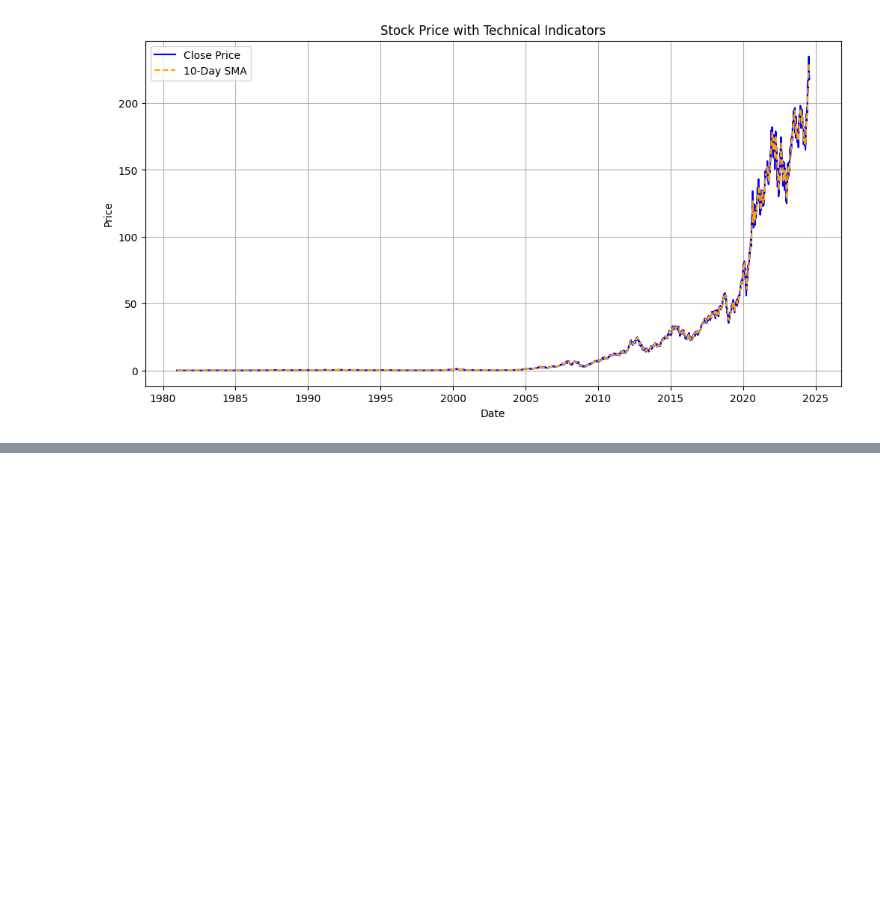
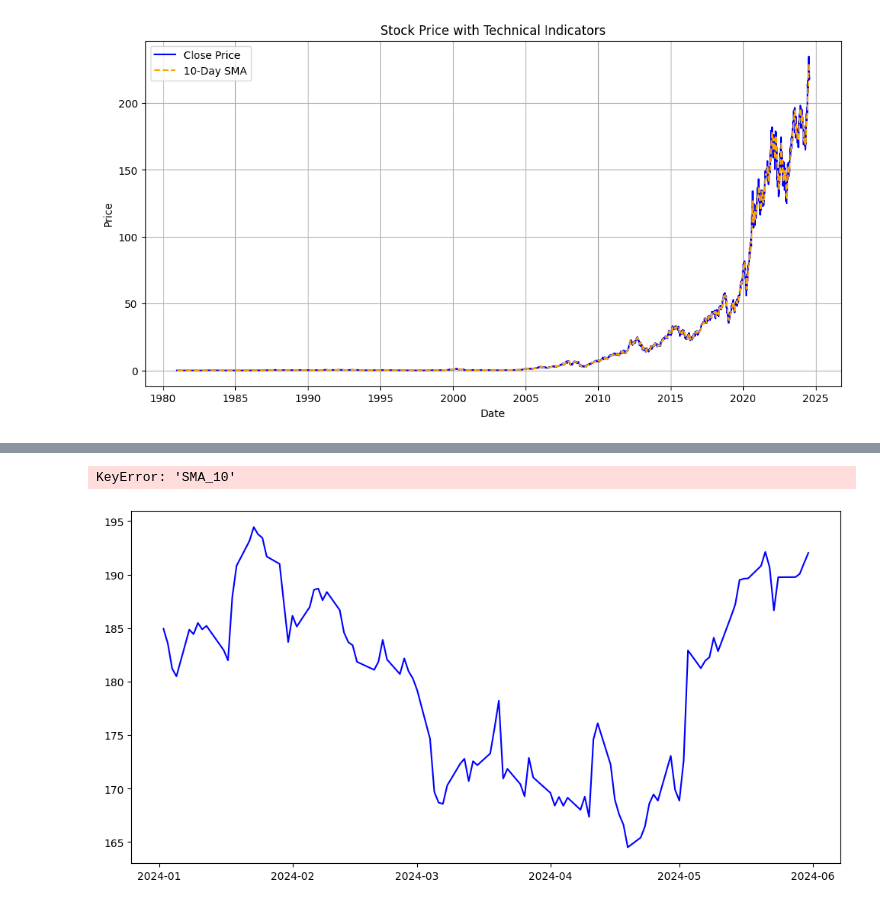
Before and after one commit to abdure-ai/Financial-Data-Analysis-For-Nova_Financial_Solutions, a Jupyter notebook: notebooks/Fiancial_Analysis.ipynb, the cells around one changed output, grey strips where cells are left out. Saved outputs shown, nothing was run; the diff lists cells and outputs as text; code cells hidden in the pictures; blank space fills up the shorter version.

```diff
--- a/notebooks/Fiancial_Analysis.ipynb
+++ b/notebooks/Fiancial_Analysis.ipynb
@@ -75,6 +42,0 @@ File '../Data/yfinance_data/AMZN_historical_data.csv' loaded successfully.
-# %%
-# Ensure the 'Date' column is in datetime format
-data['Date'] = pd.to_datetime(data['Date'])
-
-# Set 'Date' as the index for better time series visualization
-data.set_index('Date', inplace=True)
@@ -93,0 +45,34 @@ import talib
+# %%
+# Import necessary libraries
+import pynance as pn
+
+# Step 3: Use PyNance for Financial Metrics
+def analyze_with_pynance(ticker, start_date, end_date):
+    """
+    Use PyNance to fetch and analyze financial data.
+    :param ticker: Stock ticker symbol (e.g., 'AAPL' for Apple Inc.)
+    :param start_date: Start date for fetching data (e.g., '2024-01-01')
+    :param end_date: End date for fetching data (e.g., '2024-06-01')
+    :return: Fetched financial data as a DataFrame
+    """
+    print("Fetching additional data using PyNance...")
+    try:
+        # Fetch price data for the given ticker and date range
+        price_data = pn.data.get(ticker, start=start_date, end=end_date)
+
+        # Display the first few rows of the data
+        print("Data fetched successfully using PyNance:")
+        display(price_data.head())  # Using 'display' for better notebook output
+
+        return price_data
+
+    except Exception as e:
+        print(f"Error fetching data with PyNance: {e}")
+
+# Example Usage
+ticker = "AAPL"  # Example ticker symbol for Apple Inc.
+start_date = "2024-01-01"  # Replace with your start date
+end_date = "2024-06-01"    # Replace with your end date
+
+# Call the function
+stock_data = analyze_with_pynance(ticker, start_date, end_date)
@@ -93,0 +89,5 @@ import talib
+# %%
+visualize_data(stock_data)
+# %% [output]
+KeyError: 'SMA_10'
+[figure, added]
```
Also changed, not shown: parts of 8 cells of this notebook.
